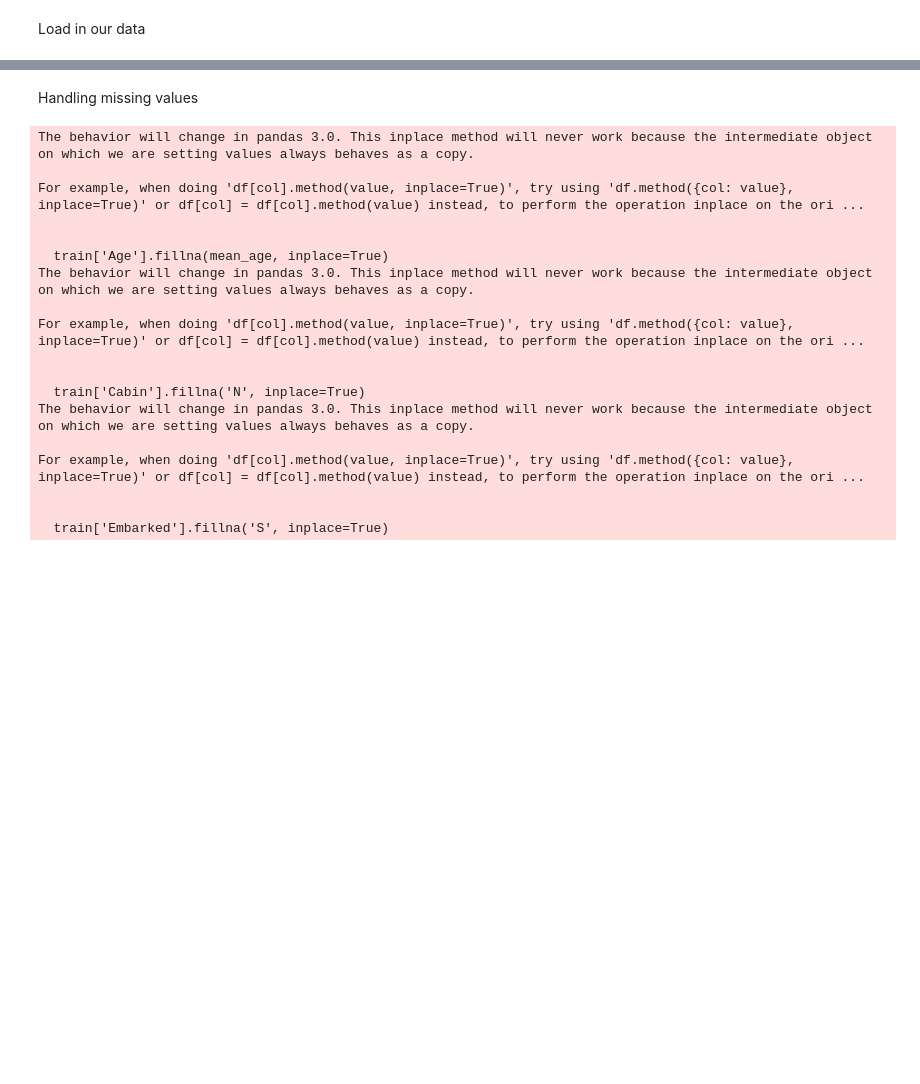
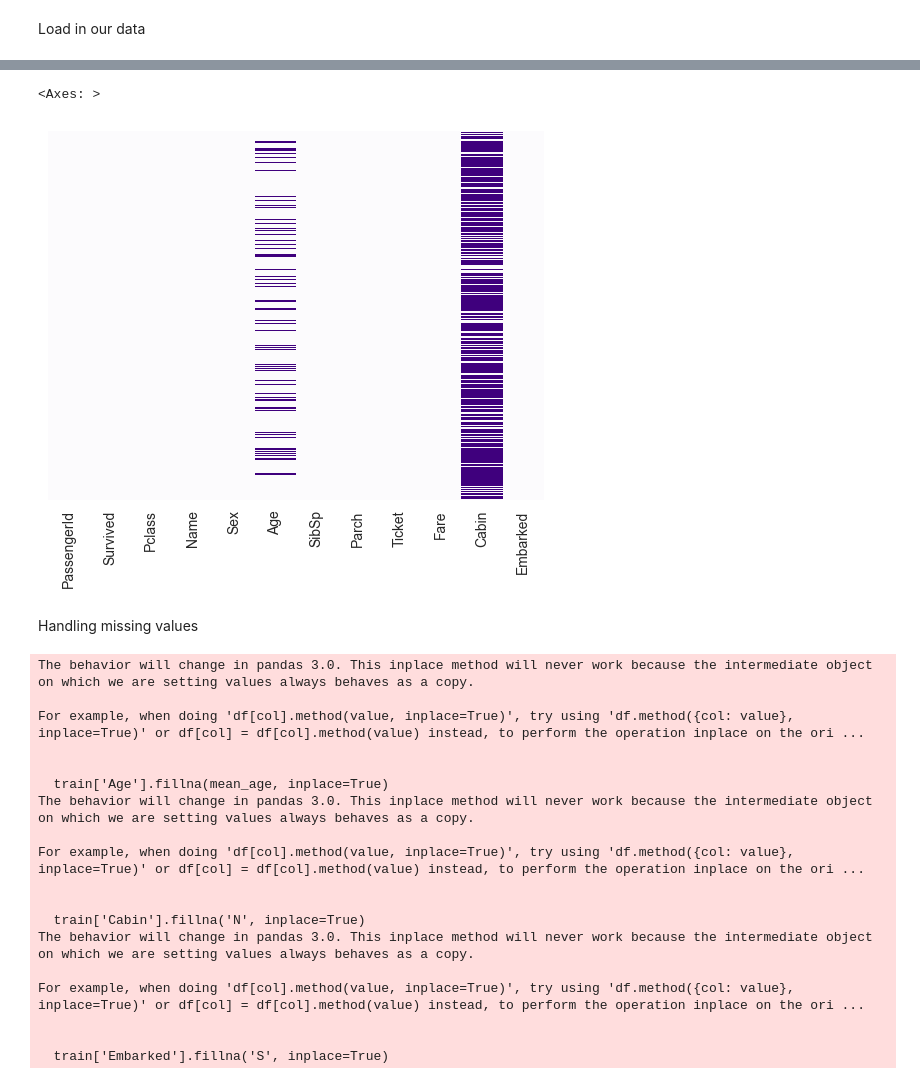
Before and after one commit to dzejkob-ba/Titanic-survivor-prediction, a Jupyter notebook: notebook.ipynb, the cells around one changed output, grey strips where cells are left out. Saved outputs shown, nothing was run; the diff lists cells and outputs as text; code cells hidden in the pictures; blank space fills up the shorter version.

```diff
--- a/notebook.ipynb
+++ b/notebook.ipynb
@@ -28,3 +44,8 @@ train.head()
+# %%
+sns.heatmap(train.isnull(),yticklabels=False,cbar=False,cmap = 'Purples')
+# %% [output]
+<Axes: >
+[figure, added]
 # %% [markdown]
 Handling missing values
 # %%
```
Also changed, not shown: parts of 7 cells of this notebook.
